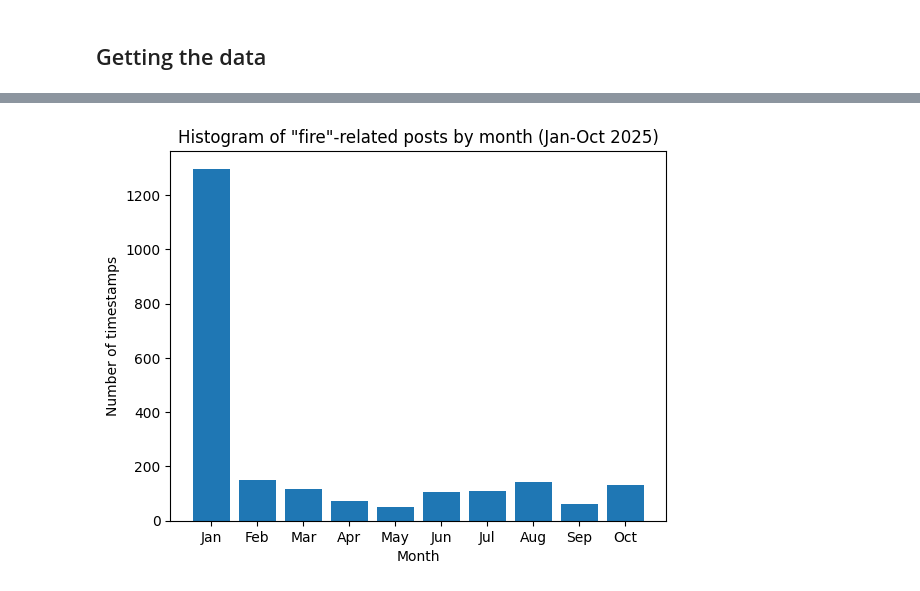
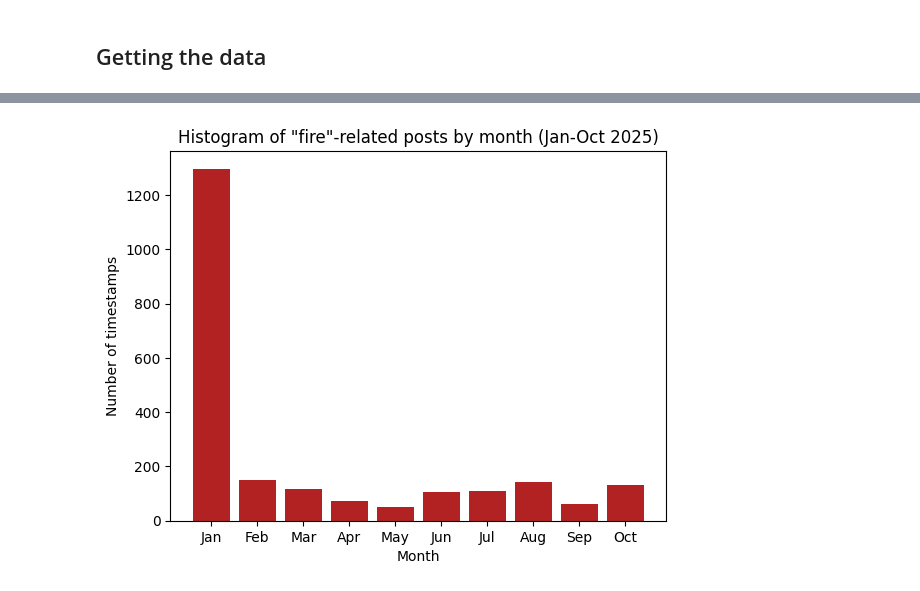
Before and after one commit to Stonej29/02805, a Jupyter notebook: bluesky_data.ipynb, the cells around one changed output, grey strips where cells are left out. Saved outputs shown, nothing was run; the diff lists cells and outputs as text; code cells hidden in the pictures.

```diff
--- a/bluesky_data.ipynb
+++ b/bluesky_data.ipynb
@@ -119,18 +119,20 @@ while True:
                     'edge'   : 'repost'
                 }) + '\n')
 
-        # 3) replies (direct children only)
+        # 3) replies (store the comment text too)
         try:
-            thread = client.app.bsky.feed.get_post_thread({'uri': p.uri, 'depth': 1})
+            thread = client.app.bsky.feed.get_post_thread({'uri': p.uri, 'cid': p.cid, 'depth': 1})
             for kid in (thread.thread.replies or []):
+                row = {
+                    'src_did': kid.post.author.did,
+                    'dst_uri': p.uri,
+                    'edge': 'reply',
+                    'reply_text': kid.post.record.text   # <-- children text
+                }
                 with open(INTERACT_FILE, 'a', encoding='utf8') as f:
-                    f.write(json.dumps({
-                        'src_did': kid.post.author.did,
-                        'dst_uri': p.uri,
-                        'edge': 'reply'
-                    }) + '\n')
+                    f.write(json.dumps(row, ensure_ascii=False) + '\n')
         except Exception:
-            pass   # post has no thread endpoint / no replies
+            pass   # no thread / no replies
 
     cursor = getattr(rsp, 'cursor', None)
     if not cursor:
@@ -181,32 +269,32 @@ import matplotlib.pyplot as plt
 
 # Read the file
 with open('all_read_dates.txt', 'r') as f:
     lines = f.readlines()
 
 # Parse months from lines (ignore year != 2025)
 months = []
 for line in lines:
     line = line.strip()
     if not line:
         continue
     dt = datetime.fromisoformat(line)
     if dt.year == 2025:  # ignore other years
         months.append(dt.month)
 
 # Count occurrences per month
 month_counts = Counter(months)
 
 # Prepare data for plotting (ignore November and December)
 month_names = ["Jan", "Feb", "Mar", "Apr", "May", "Jun",
                "Jul", "Aug", "Sep", "Oct"]  # up to October only
 
 counts = [month_counts.get(i, 0) for i in range(1, 11)]  # months 1–10 only
 
 # Plot histogram
-plt.bar(month_names, counts)
+plt.bar(month_names, counts, color='firebrick')
 plt.xlabel('Month')
 plt.ylabel('Number of timestamps')
 plt.title('Histogram of "fire"-related posts by month (Jan-Oct 2025)')
 plt.show()
 # %% [output]
-[figure, old version]
+[figure, new version]
```
Also changed, not shown: parts of 7 cells of this notebook.
